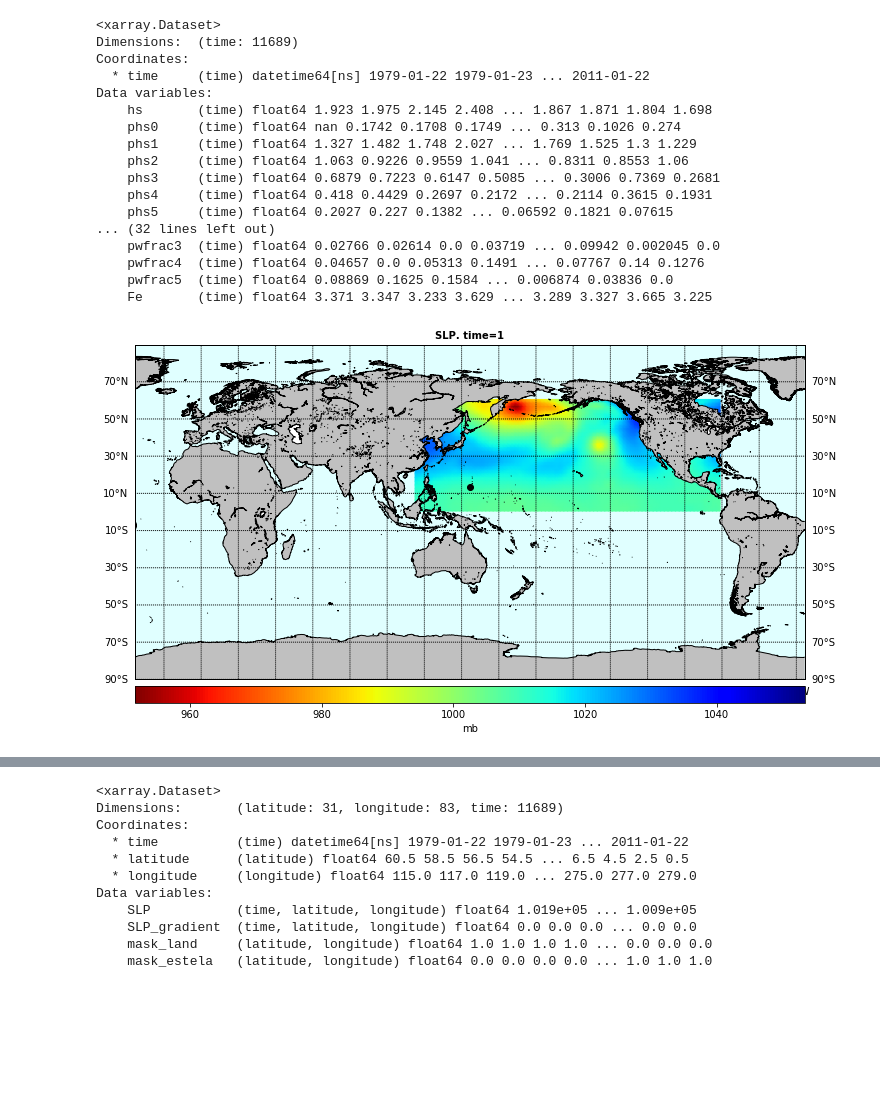
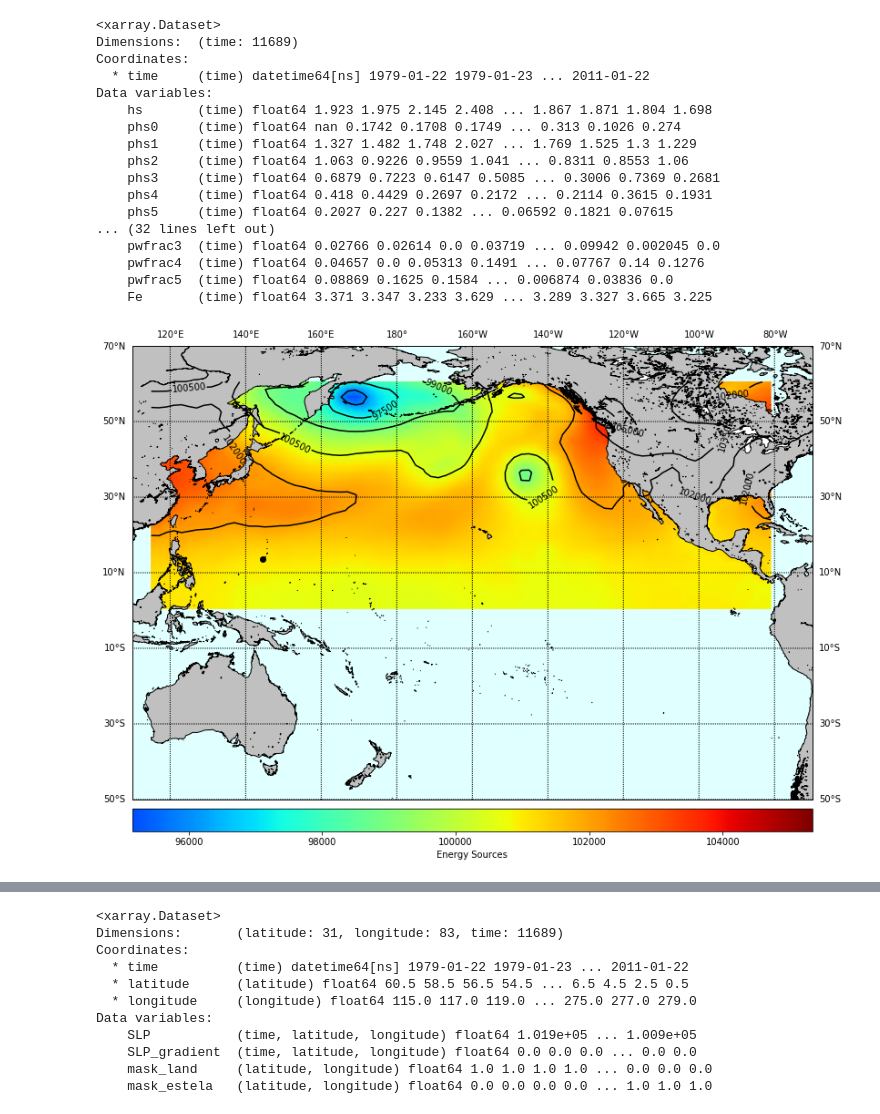
Before and after one commit to ripolln/teslakit, a Jupyter notebook: notebooks/nb_GUAM/08_SLP_ESTELA_PCA_KMArg.ipynb, the cells around one changed output, grey strips where cells are left out. Cells and saved outputs as stored; diff of their text form; code cells hidden in the pictures; blank space fills up the shorter version.

```diff
--- a/notebooks/nb_GUAM/08_SLP_ESTELA_PCA_KMArg.ipynb
+++ b/notebooks/nb_GUAM/08_SLP_ESTELA_PCA_KMArg.ipynb
@@ -133,67 +115,15 @@ Data variables:
     pwfrac4  (time) float64 0.04657 0.0 0.05313 0.1491 ... 0.07767 0.14 0.1276
     pwfrac5  (time) float64 0.08869 0.1625 0.1584 ... 0.006874 0.03836 0.0
     Fe       (time) float64 3.371 3.347 3.233 3.629 ... 3.289 3.327 3.665 3.225
-# %%
-def Plot_SLP(pnt_lon, pnt_lat, xds, p_export=None):
-    'Plots SLP at world map '
-
-    try:
-        from mpl_toolkits.basemap import Basemap
-    except:
-        print('basemap module required.')
-        return
-
-    # data
-    lon = xds.longitude.values[:]
-    lat = xds.latitude.values[:]
-    val = 1/100*xds.SLP.isel(time=0).values[:] # mb
-    maxval = np.ceil(np.max(val))
-
-    # figure
-    fig, ax = plt.subplots(1, figsize=(12, 9))
-
-    # setup mercator map projection.
-    m = Basemap(
-        #llcrnrlon = lon1, llcrnrlat = lat1,
-        #urcrnrlon = lon2, urcrnrlat = lat2,
-        resolution = 'l', projection = 'cyl',
-        lat_0 = pnt_lat, lon_0 = pnt_lon,
-        area_thresh = 0.01,
-    )
-    m.drawcoastlines()
-    m.fillcontinents(color = 'silver')
-    m.drawmapboundary(fill_color = 'lightcyan')
-    m.drawparallels(np.arange(-90, 90, 20), labels = [1,1,0,0])
-    m.drawmeridians(np.arange(0, 360, 20), labels = [0,0,0,1])
-
-    # plot estela
-    pc = ax.pcolormesh(
-        lon, lat, val,
-        cmap='jet_r', shading='gouraud',
-        clim=(0, maxval),
-    )
-    cb = m.colorbar(pc, location='bottom')
-    #cb.set_ticks(range(int(maxval)))
-    cb.set_label('mb')
-
-    ax.set_title(
-        'SLP. time=1',
-        {'fontsize': 10, 'fontweight':'bold'})
-
-    # plot point
-    ax.plot(pnt_lon, pnt_lat, 'ok')
-
-    # show / export
-    if not p_export:
-        plt.show()
-    else:
-        fig.savefig(p_export, dpi=_fdpi)
-        plt.close()
-
-
-Plot_SLP(pnt_lon, pnt_lat, xds_SLP_site)
-# %% [output]
-[figure, removed]
+# %%
+# Plot area of SLP (t=1)
+
+Plot_ESTELA(
+    pnt_lon, pnt_lat, xds_SLP_site.SLP.isel(time=1), xds_SLP_site.SLP.isel(time=1),
+    lon1 = 110, lon2 = 290, lat1 = -50, lat2 = 70,
+)
+# %% [output]
+[figure, added]
 # %%
 # --------------------------------------
 # Calculate site SLP & SLP_gradient (daily)
```
Also changed, not shown: parts of 4 cells of this notebook, 4 other files.
